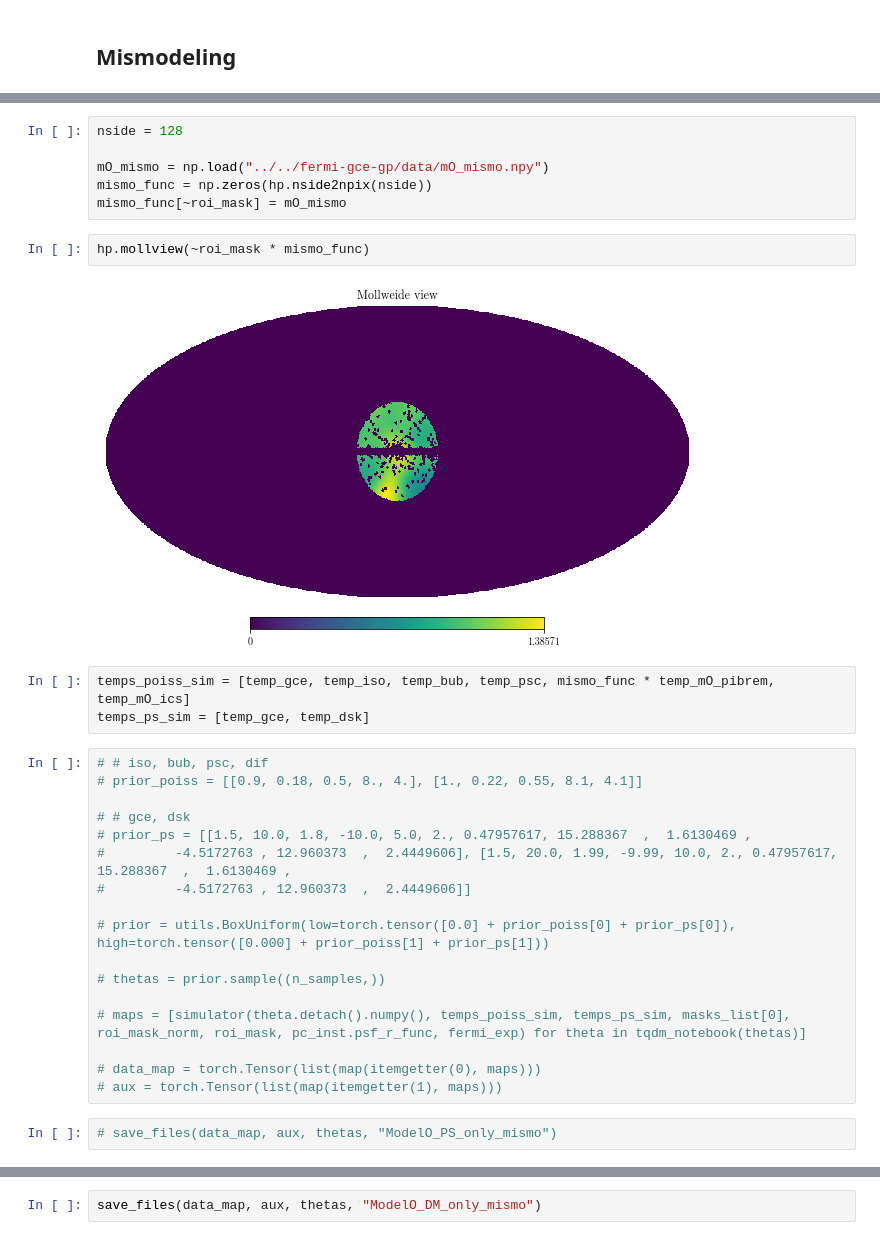
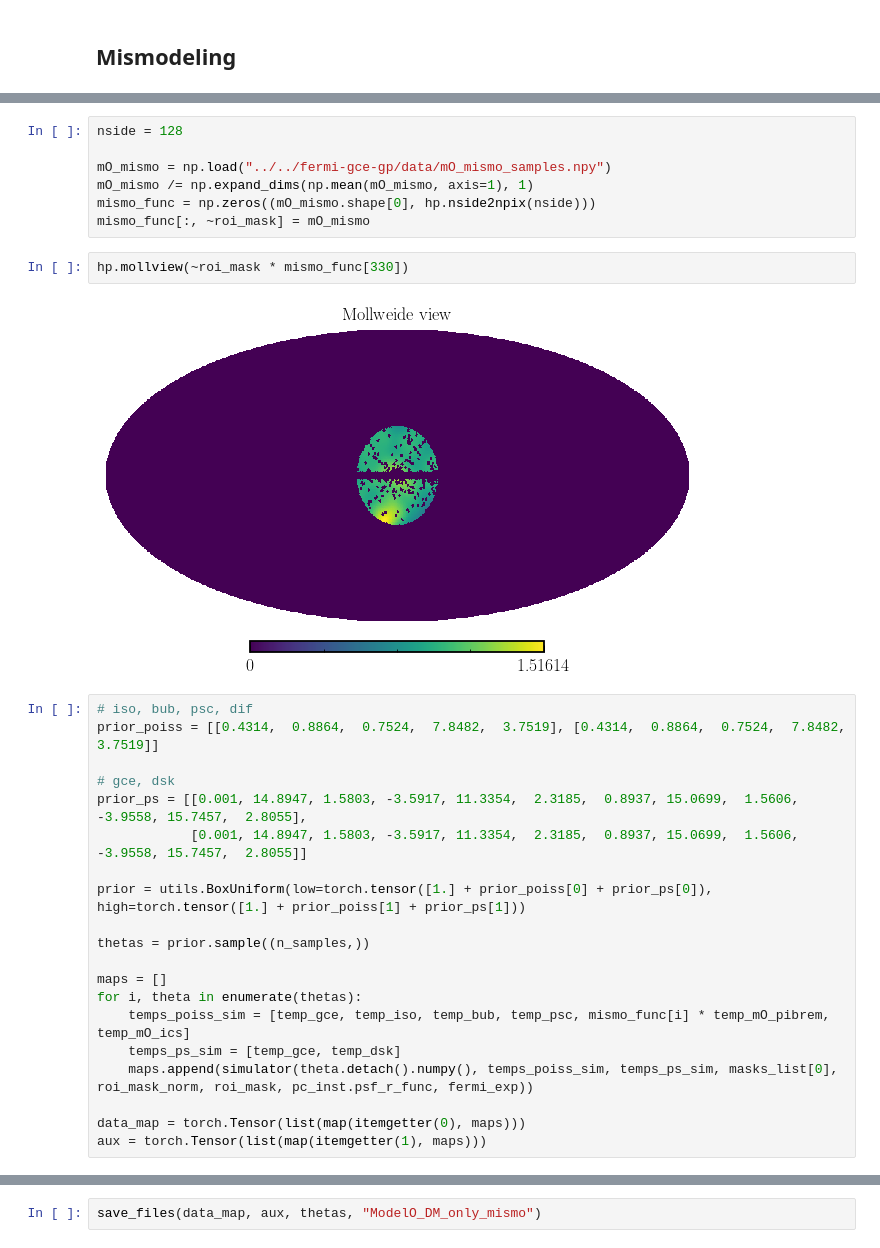
Before and after one commit to smsharma/fermi-gce-flows, a Jupyter notebook: notebooks/05_datasets.ipynb, the cells around one changed output, grey strips where cells are left out. Cells and saved outputs as stored; diff of their text form.

Commit message:
Added fair samples from GP, modified text

```diff
--- a/notebooks/05_datasets.ipynb
+++ b/notebooks/05_datasets.ipynb
@@ -234,32 +245,31 @@ save_files(data_map, aux, thetas, "ModelA_DM_only")
 # %%
 nside = 128
 
-mO_mismo = np.load("../../fermi-gce-gp/data/mO_mismo.npy")
-mismo_func = np.zeros(hp.nside2npix(nside))
-mismo_func[~roi_mask] = mO_mismo
+mO_mismo = np.load("../../fermi-gce-gp/data/mO_mismo_samples.npy")
+mO_mismo /= np.expand_dims(np.mean(mO_mismo, axis=1), 1)
+mismo_func = np.zeros((mO_mismo.shape[0], hp.nside2npix(nside)))
+mismo_func[:, ~roi_mask] = mO_mismo
 # %%
-hp.mollview(~roi_mask * mismo_func)
+hp.mollview(~roi_mask * mismo_func[330])
 # %% [output]
-[figure, old version]
+[figure, new version]
-# %%
-temps_poiss_sim = [temp_gce, temp_iso, temp_bub, temp_psc, mismo_func * temp_mO_pibrem, temp_mO_ics]
-temps_ps_sim = [temp_gce, temp_dsk]
 # %%
-# # iso, bub, psc, dif
-# prior_poiss = [[0.9, 0.18, 0.5, 8., 4.], [1., 0.22, 0.55, 8.1, 4.1]]
+# iso, bub, psc, dif
+prior_poiss = [[0.4314,  0.8864,  0.7524,  7.8482,  3.7519], [0.4314,  0.8864,  0.7524,  7.8482,  3.7519]]
 
-# # gce, dsk
-# prior_ps = [[1.5, 10.0, 1.8, -10.0, 5.0, 2., 0.47957617, 15.288367  ,  1.6130469 ,
-#         -4.5172763 , 12.960373  ,  2.4449606], [1.5, 20.0, 1.99, -9.99, 10.0, 2., 0.47957617, 15.288367  ,  1.6130469 ,
-#         -4.5172763 , 12.960373  ,  2.4449606]]
+# gce, dsk
+prior_ps = [[0.001, 14.8947, 1.5803, -3.5917, 11.3354,  2.3185,  0.8937, 15.0699,  1.5606, -3.9558, 15.7457,  2.8055],
+            [0.001, 14.8947, 1.5803, -3.5917, 11.3354,  2.3185,  0.8937, 15.0699,  1.5606, -3.9558, 15.7457,  2.8055]]
 
-# prior = utils.BoxUniform(low=torch.tensor([0.0] + prior_poiss[0] + prior_ps[0]), high=torch.tensor([0.000] + prior_poiss[1] + prior_ps[1]))
+prior = utils.BoxUniform(low=torch.tensor([1.] + prior_poiss[0] + prior_ps[0]), high=torch.tensor([1.] + prior_poiss[1] + prior_ps[1]))
 
-# thetas = prior.sample((n_samples,))
+thetas = prior.sample((n_samples,))
 
-# maps = [simulator(theta.detach().numpy(), temps_poiss_sim, temps_ps_sim, masks_list[0], roi_mask_norm, roi_mask, pc_inst.psf_r_func, fermi_exp) for theta in tqdm_notebook(thetas)]
+maps = []
+for i, theta in enumerate(thetas):
+    temps_poiss_sim = [temp_gce, temp_iso, temp_bub, temp_psc, mismo_func[i] * temp_mO_pibrem, temp_mO_ics]
+    temps_ps_sim = [temp_gce, temp_dsk]
+    maps.append(simulator(theta.detach().numpy(), temps_poiss_sim, temps_ps_sim, masks_list[0], roi_mask_norm, roi_mask, pc_inst.psf_r_func, fermi_exp))
 
-# data_map = torch.Tensor(list(map(itemgetter(0), maps)))
-# aux = torch.Tensor(list(map(itemgetter(1), maps)))
+data_map = torch.Tensor(list(map(itemgetter(0), maps)))
+aux = torch.Tensor(list(map(itemgetter(1), maps)))
-# %%
-# save_files(data_map, aux, thetas, "ModelO_PS_only_mismo")
```
Also changed, not shown: parts of 9 cells of this notebook, 5 other files.
